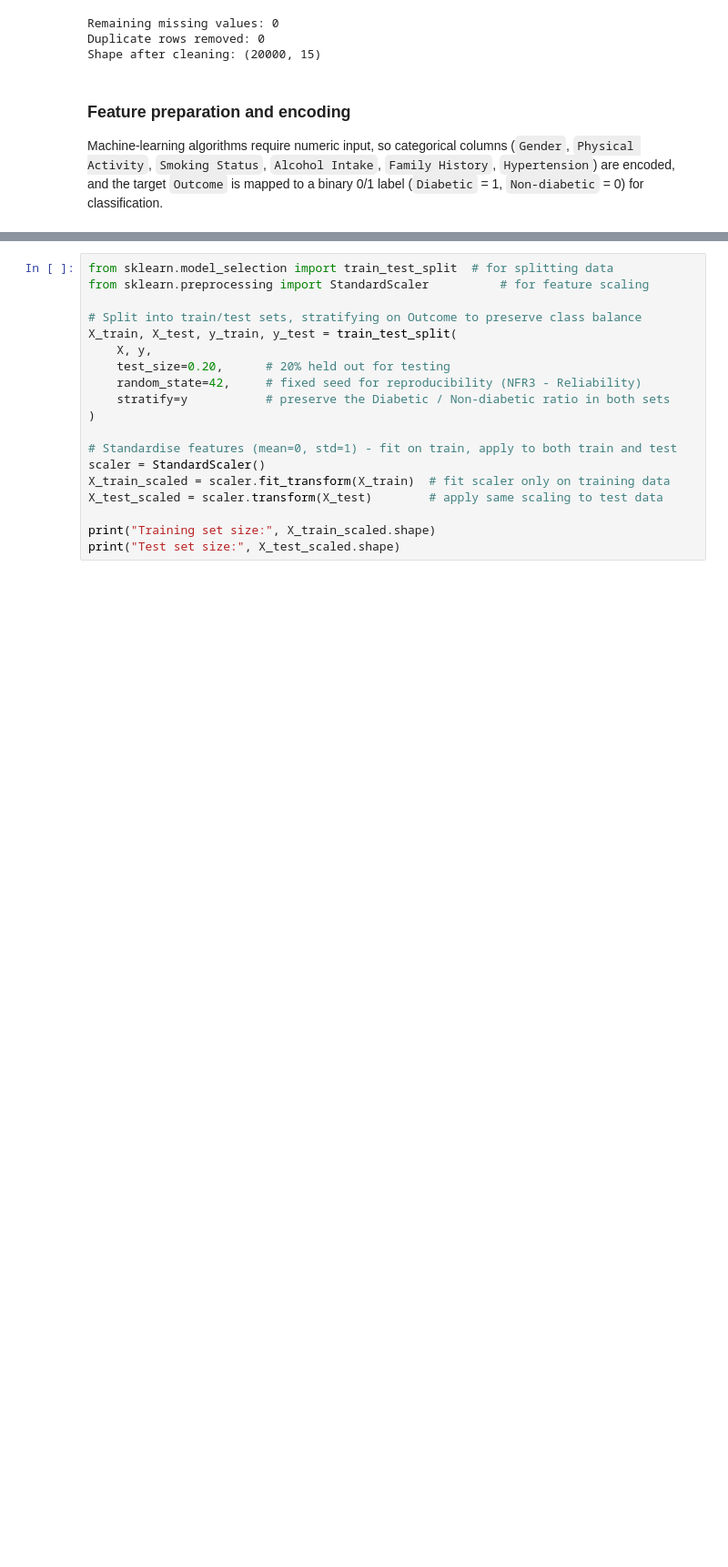
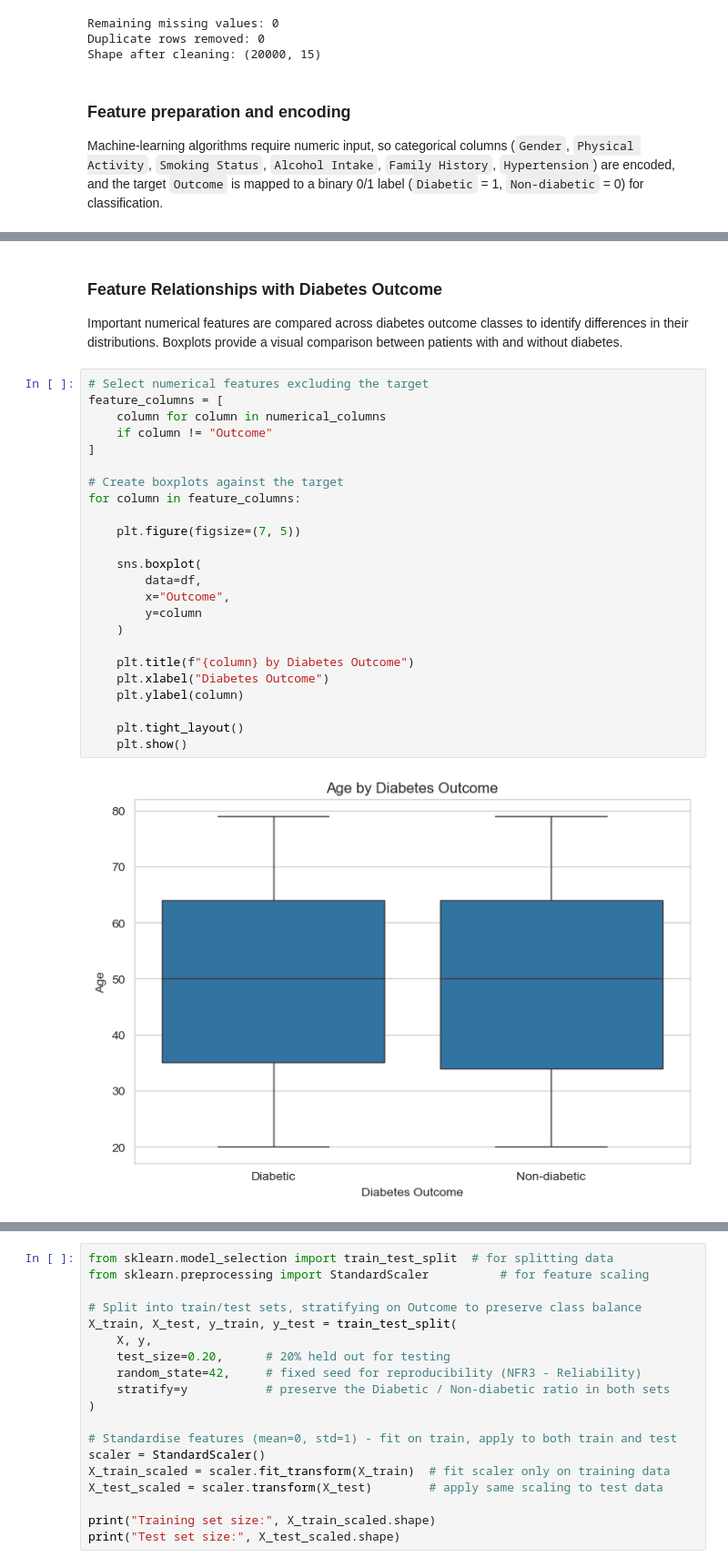
Before and after one commit to Preeti104/Diabetes-Early-Detection-System, a Jupyter notebook: Diabetes Early Detection System.ipynb, the cells around one changed output, grey strips where cells are left out. Shown at 91% size. Saved outputs shown, nothing was run; the diff lists cells and outputs as text; blank space fills up the shorter version.

```diff
--- a/Diabetes Early Detection System.ipynb
+++ b/Diabetes Early Detection System.ipynb
@@ -161,0 +470,30 @@ Final feature matrix shape: (20000, 17)
+# %% [markdown]
+### Feature Relationships with Diabetes Outcome
+
+Important numerical features are compared across diabetes outcome classes to identify differences in their distributions. Boxplots provide a visual comparison between patients with and without diabetes.
+# %%
+# Select numerical features excluding the target
+feature_columns = [
+    column for column in numerical_columns
+    if column != "Outcome"
+]
+
+# Create boxplots against the target
+for column in feature_columns:
+
+    plt.figure(figsize=(7, 5))
+
+    sns.boxplot(
+        data=df,
+        x="Outcome",
+        y=column
+    )
+
+    plt.title(f"{column} by Diabetes Outcome")
+    plt.xlabel("Diabetes Outcome")
+    plt.ylabel(column)
+
+    plt.tight_layout()
+    plt.show()
+# %% [output]
+[figure, added]
```
Also changed, not shown: parts of 18 cells of this notebook, 13 other files.
